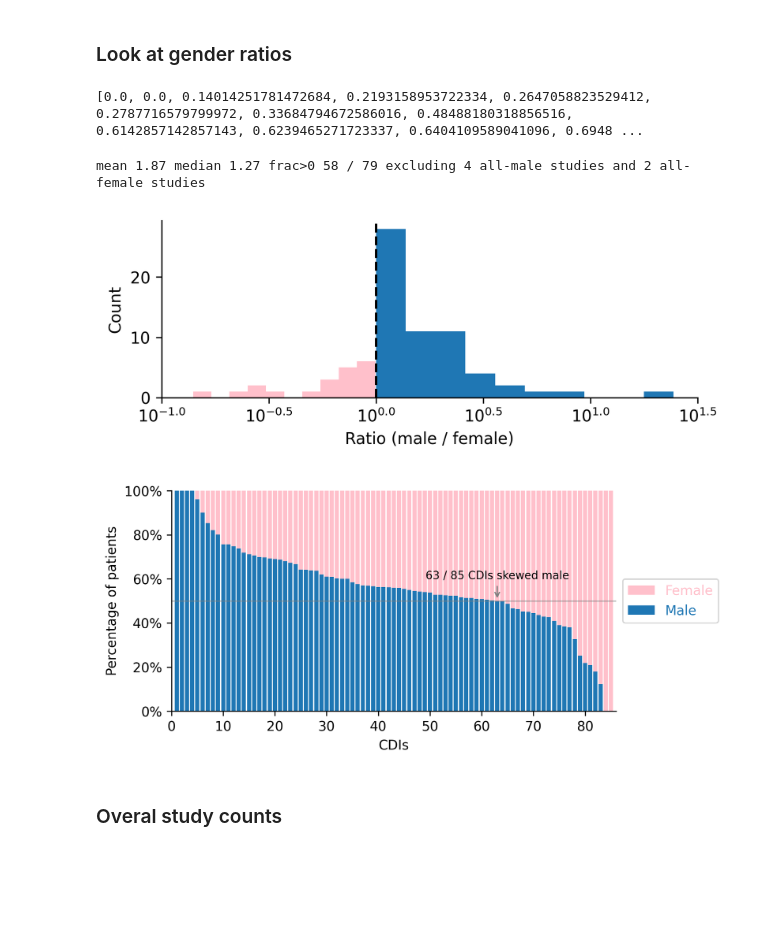
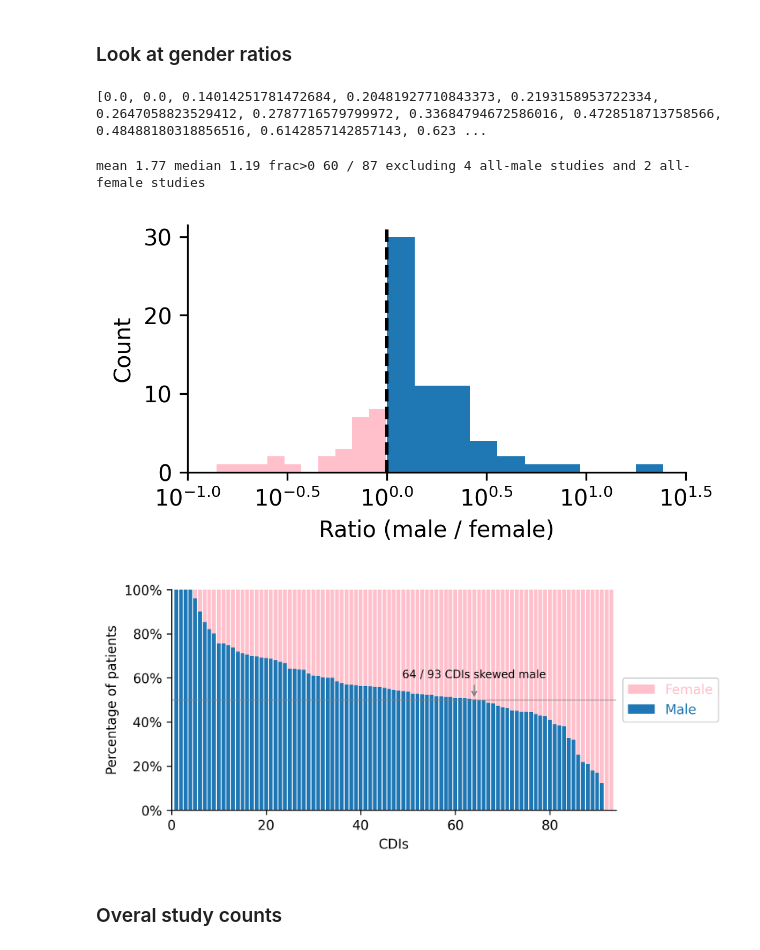
Before and after one commit to csinva/clinical-rule-analysis, a Jupyter notebook: notebooks/07_demographics_plots.ipynb, the cells around one changed output. Saved outputs shown, nothing was run; the diff lists cells and outputs as text; code cells hidden in the pictures; blank space fills up the shorter version.

Commit message:
update plots

```diff
--- a/notebooks/07_demographics_plots.ipynb
+++ b/notebooks/07_demographics_plots.ipynb
@@ -22,3 +22,5 @@ import prompts
 openai.api_key = open('/home/chansingh/.OPENAI_KEY').read().strip()
 plt.style.use('default')
 dvu.set_style()
+UNKS = {"Unk", "-"}
+df = pd.read_csv('../data/main.csv')
@@ -27,15 +27,18 @@ df = pd.read_csv('../data/main.csv')
 # %% [markdown]
 ### Look at gender ratios
 # %%
-idxs = (df['num_male_corrected'].notnull() & ~(df['num_male_corrected'] == 'Unk')) & (df['num_female_corrected'].notnull() & ~(df['num_female_corrected'] == 'Unk'))
-male = df['num_male_corrected'][idxs].astype(int)
-female = df['num_female_corrected'][idxs].astype(int)
+
+idxs = (df["num_male_corrected"].notnull() & ~(df["num_male_corrected"].isin(UNKS))) & (
+    df["num_female_corrected"].notnull() & ~(df["num_female_corrected"].isin(UNKS))
+)
+male = df["num_male_corrected"][idxs].astype(int)
+female = df["num_female_corrected"][idxs].astype(int)
 # %%
 ratios = (male / female).values
 # drop inf
 print(sorted(ratios))
 # %% [output]
-[0.0, 0.0, 0.14014251781472684, 0.2193158953722334, 0.2647058823529412, 0.2787716579799972, 0.33684794672586016, 0.48488180318856516, 0.6142857142857143, 0.6239465271723337, 0.6404109589041096, 0.6948 ...
+[0.0, 0.0, 0.14014251781472684, 0.20481927710843373, 0.2193158953722334, 0.2647058823529412, 0.2787716579799972, 0.33684794672586016, 0.4728518713758566, 0.48488180318856516, 0.6142857142857143, 0.623 ...
 # %%
 plt.figure(figsize=(4, 2), dpi=300)
 r = ratios[~np.isinf(ratios)]
@@ -65,8 +68,8 @@ plt.xlabel("Ratio (male / female)")
 plt.ylabel("Count")
 plt.show()
 # %% [output]
-mean 1.87 median 1.27 frac>0 58 / 79 excluding 4 all-male studies and 2 all-female studies
+mean 1.77 median 1.19 frac>0 60 / 87 excluding 4 all-male studies and 2 all-female studies
-[figure, old version]
+[figure, new version]
 # %%
 frac_male = male / (male + female)
 frac_female = female / (male + female)
@@ -77,35 +80,35 @@ frac_female = frac_female.values[args] * 100
 # barplot showing frac_male and frac_female as stacked bars
 plt.figure(figsize=(6, 3), dpi=300)
 
 num_cdis = len(frac_male)
 bar_positions = np.arange(num_cdis) + 1
 plt.bar(bar_positions, frac_female, bottom=frac_male, label="Female", color="pink")
 plt.bar(bar_positions, frac_male, label="Male", color="C0")
 plt.axhline(50, color="gray", alpha=0.5, lw=1)
 
 plt.xlabel("CDIs")
 plt.ylabel("Percentage of patients")
 # place legend to the right of the plot
 plt.legend(labelcolor="linecolor", loc="center left", bbox_to_anchor=(1, 0.5))
 # plt.xticks(np.arange(1, num_cdis + 1, num_cdis//3), np.arange(1, num_cdis + 1, num_cdis//3))
 plt.xlim(left=0, right=num_cdis + 1)
 plt.yticks(np.arange(0, 101, 20), [f"{t}%" for t in np.arange(0, 101, 20)])
 
 # annotate the point where the two bars cross 50 percent
-x_cross = np.where(frac_male <= frac_female)[0][0] + 1
+x_cross = np.where(frac_male <= frac_female)[0][0]
 plt.annotate(
     f"{x_cross} / {num_cdis} CDIs skewed male",
     (x_cross, 50),
     xytext=(x_cross, 60),
     ha="center",
     arrowprops=dict(arrowstyle="->", color="gray"),
     fontsize='small'
 )
 
 # Show the plot
 plt.show()
 # %% [output]
-[figure, old version]
+[figure, new version]
 # %% [markdown]
 ### Overal study counts
 # %%
```
Also changed, not shown: parts of 3 cells of this notebook, 19 other files.
